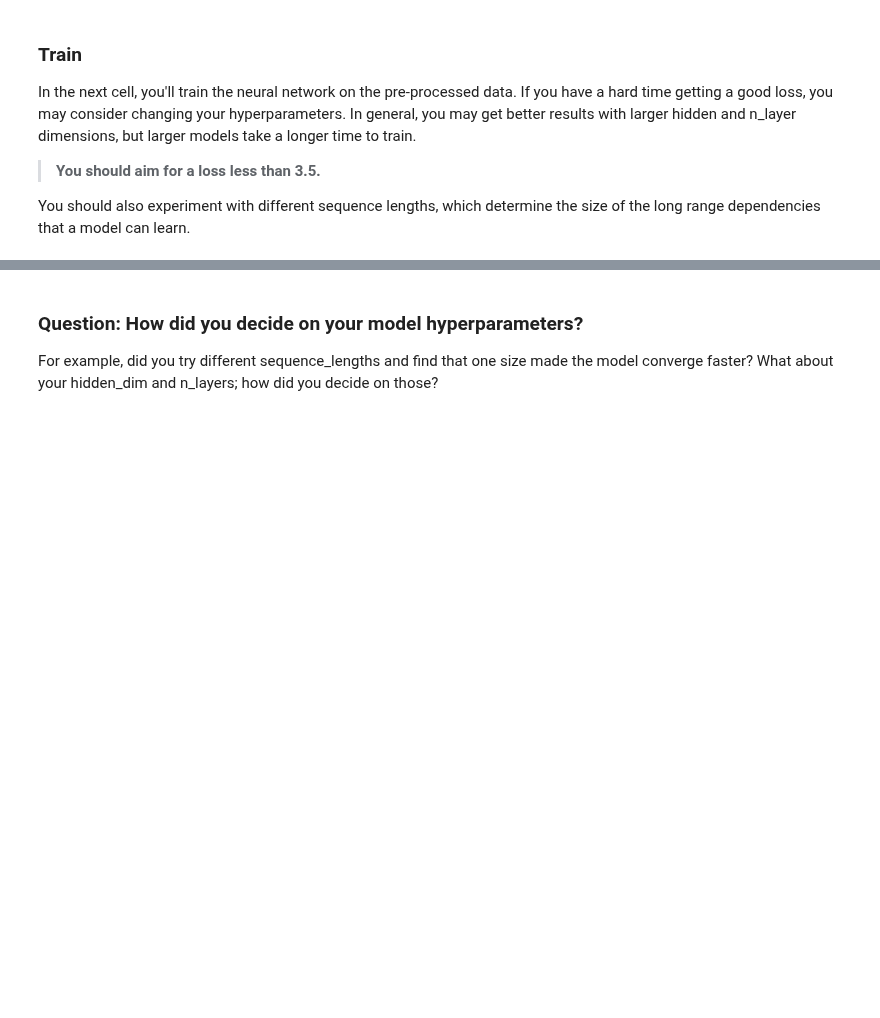
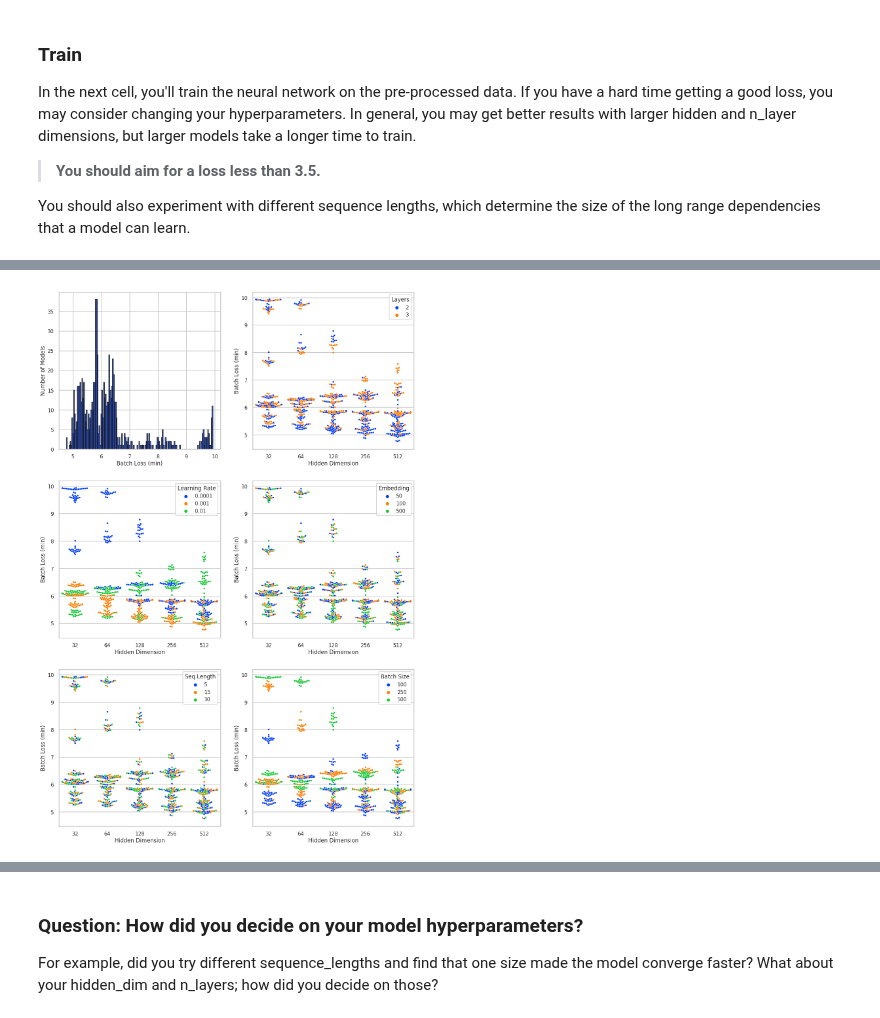
Before and after one commit to silviomori/udacity-deeplearning-nanodegree, a Jupyter notebook: project-tv-script-generation/dlnd_tv_script_generation.ipynb, the cells around one changed output, grey strips where cells are left out. Cells and saved outputs as stored; diff of their text form; code cells hidden in the pictures; blank space fills up the shorter version.

```diff
--- a/project-tv-script-generation/dlnd_tv_script_generation.ipynb
+++ b/project-tv-script-generation/dlnd_tv_script_generation.ipynb
@@ -695,0 +733,47 @@ for i, values in enumerate(iterator):
+# %%
+sns.set(style="whitegrid")
+sns.set_context('poster', font_scale=.7)
+sns.set_palette("bright")
+
+fig = plt.figure(figsize=(30,30))
+
+ax = fig.add_subplot(331)
+sns.distplot(training_data.get('loss_min'), bins=len(training_data.get('loss_min'))//5,
+             kde=False, ax=ax, hist_kws={'edgecolor':'k', 'alpha':.8})
+ax.set_ylabel('Number of Models')
+ax.set_xlabel('Batch Loss (min)')
+
+ax = fig.add_subplot(332)
+sns.swarmplot(x='hidden_dim', y='loss_min', data=training_data, ax=ax, hue='n_layers')
+ax.set_ylabel('Batch Loss (min)')
+ax.set_xlabel('Hidden Dimension')
+ax.legend(title='Layers')
+
+ax = fig.add_subplot(334)
+sns.swarmplot(x='hidden_dim', y='loss_min', data=training_data, ax=ax, hue='lr')
+ax.set_ylabel('Batch Loss (min)')
+ax.set_xlabel('Hidden Dimension')
+ax.legend(title='Learning Rate')
+
+ax = fig.add_subplot(335)
+sns.swarmplot(x='hidden_dim', y='loss_min', data=training_data, ax=ax, hue='embedding_dim')
+ax.set_ylabel('Batch Loss (min)')
+ax.set_xlabel('Hidden Dimension')
+ax.legend(title='Embedding')
+
+ax = fig.add_subplot(337)
+sns.swarmplot(x='hidden_dim', y='loss_min', data=training_data, ax=ax, hue='seq_length')
+ax.set_ylabel('Batch Loss (min)')
+ax.set_xlabel('Hidden Dimension')
+ax.legend(title='Seq Length')
+
+ax = fig.add_subplot(338)
+sns.swarmplot(x='hidden_dim', y='loss_min', data=training_data, ax=ax, hue='batch_size')
+ax.set_ylabel('Batch Loss (min)')
+ax.set_xlabel('Hidden Dimension')
+ax.legend(title='Batch Size')
+
+plt.show()
+plt.close()
+# %% [output]
+[figure, added]
```
Also changed, not shown: parts of 4 cells of this notebook.
